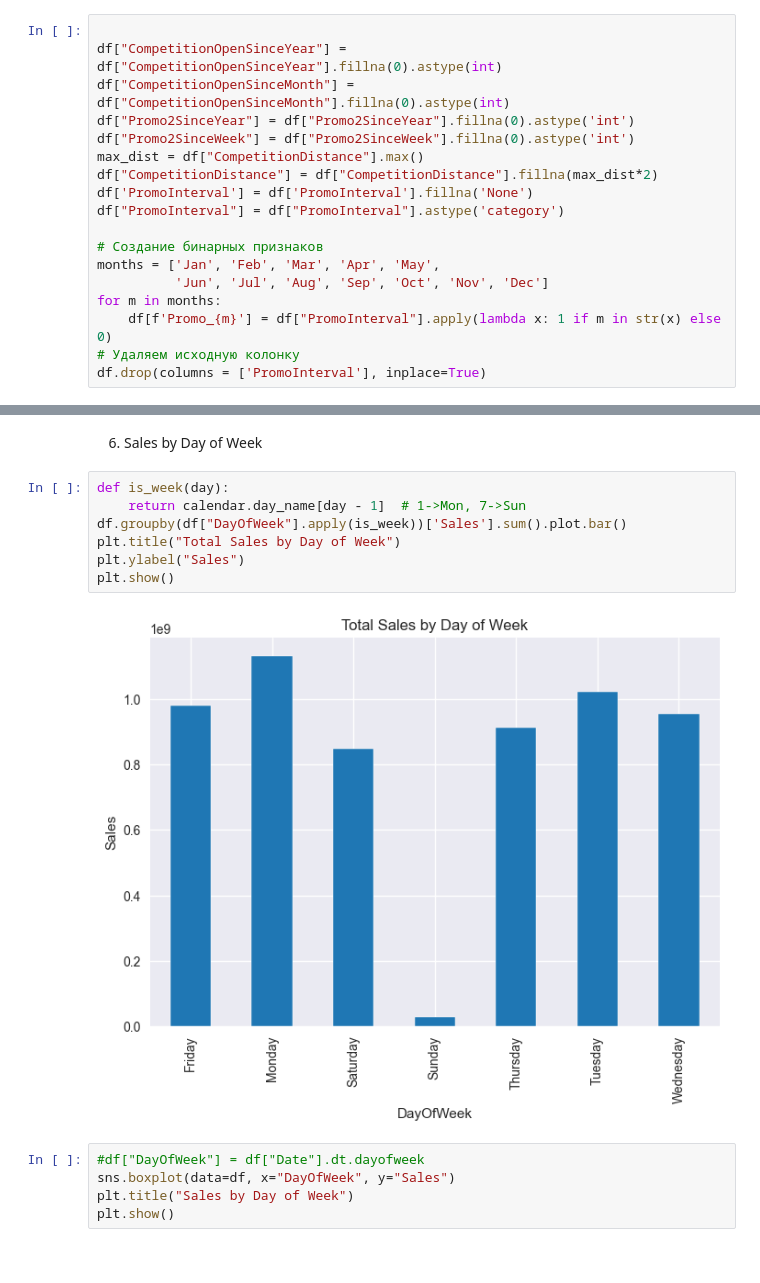
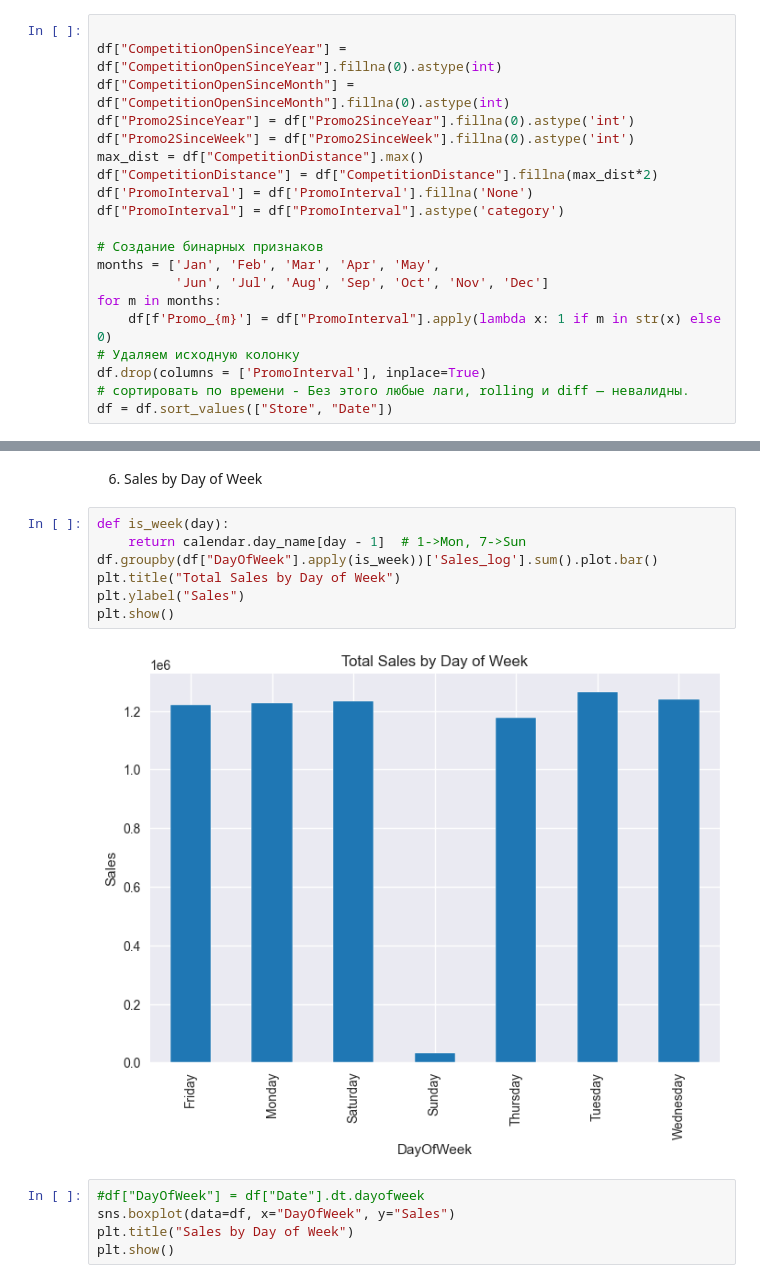
Before and after one commit to vburlay/Rossmann, a Jupyter notebook: notebooks/rossmann_eda.ipynb, the cells around one changed output, grey strips where cells are left out. Saved outputs shown, nothing was run; the diff lists cells and outputs as text.

```diff
--- a/notebooks/rossmann_eda.ipynb
+++ b/notebooks/rossmann_eda.ipynb
@@ -140,6 +254,8 @@ for m in months:
     df[f'Promo_{m}'] = df["PromoInterval"].apply(lambda x: 1 if m in str(x) else 0)
 # Удаляем исходную колонку
 df.drop(columns = ['PromoInterval'], inplace=True)
+# сортировать по времени - Без этого любые лаги, rolling и diff — невалидны.
+df = df.sort_values(["Store", "Date"])
 # %%
 plt.figure(figsize=(12,4))
 sns.heatmap(df.isnull(), cbar=False)
@@ -223,12 +342,12 @@ plt.show()
 # %%
 def is_week(day):
     return calendar.day_name[day - 1]  # 1->Mon, 7->Sun
-df.groupby(df["DayOfWeek"].apply(is_week))['Sales'].sum().plot.bar()
+df.groupby(df["DayOfWeek"].apply(is_week))['Sales_log'].sum().plot.bar()
 plt.title("Total Sales by Day of Week")
 plt.ylabel("Sales")
 plt.show()
 # %% [output]
-[figure, old version]
+[figure, new version]
 # %%
 #df["DayOfWeek"] = df["Date"].dt.dayofweek
 sns.boxplot(data=df, x="DayOfWeek", y="Sales")
```
Also changed, not shown: parts of 22 cells of this notebook.
